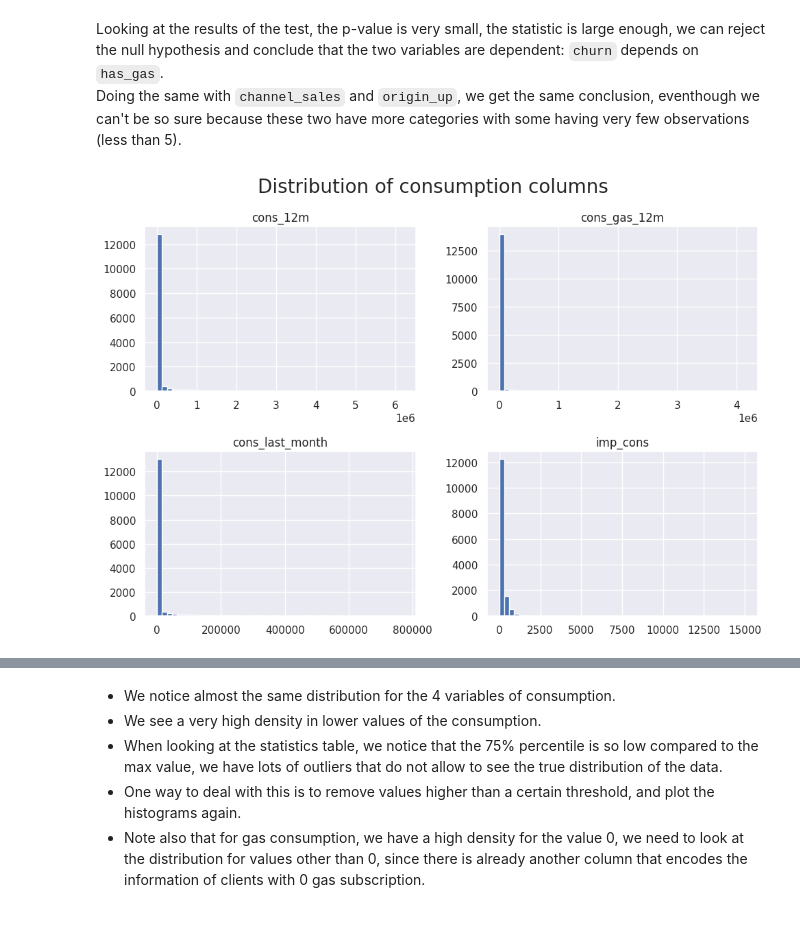
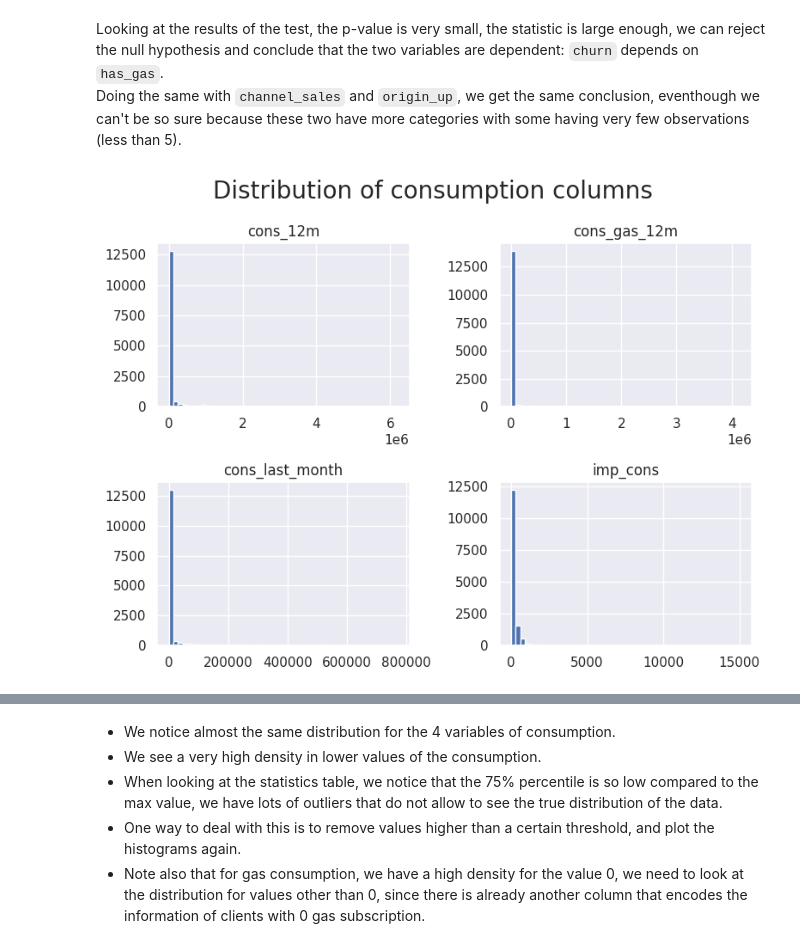
Before and after one commit to mnijadi/energy-company-customer-churn, a Jupyter notebook: notebooks/eda.ipynb, the cells around one changed output, grey strips where cells are left out. Saved outputs shown, nothing was run; the diff lists cells and outputs as text; code cells hidden in the pictures.

```diff
--- a/notebooks/eda.ipynb
+++ b/notebooks/eda.ipynb
@@ -261,9 +261,9 @@ Doing the same with `channel_sales` and `origin_up`, we get the same conclusion,
 # %%
 # histogram of consumption columns
 consumption_columns = ['cons_12m', 'cons_gas_12m', 'cons_last_month', 'imp_cons']
-client_df[consumption_columns].hist(bins=50, figsize=(10,7))
+client_df[consumption_columns].hist(bins=50, figsize=(8,6))
 plt.suptitle('Distribution of consumption columns', fontsize=20)
 plt.tight_layout()
 plt.show()
 # %% [output]
-[figure, old version]
+[figure, new version]
```
Also changed, not shown: parts of 18 cells of this notebook, 3 other files.
